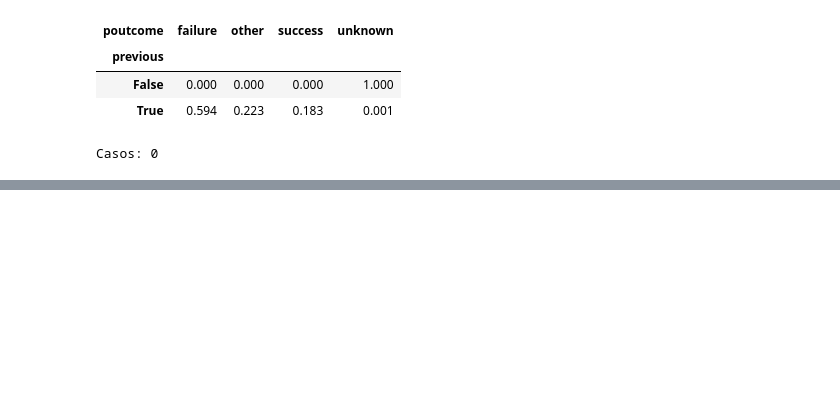
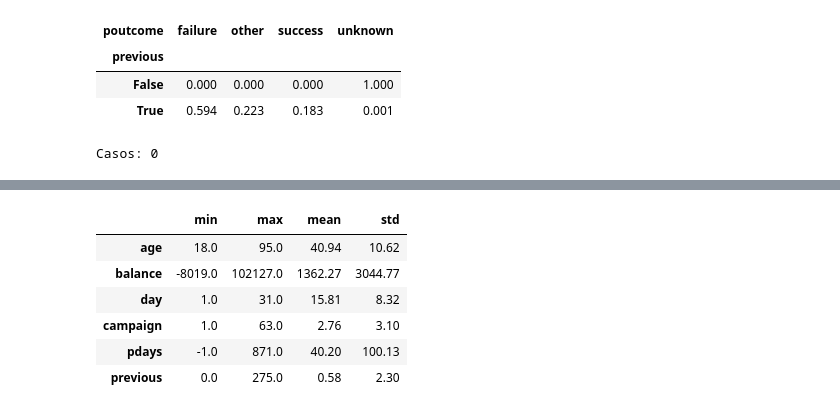
Before and after one commit to SebasOps/bank-marketing, a Jupyter notebook: notebooks/data-eda.ipynb, the cells around one changed output, grey strips where cells are left out. Saved outputs shown, nothing was run; the diff lists cells and outputs as text; code cells hidden in the pictures; blank space fills up the shorter version.

```diff
--- a/notebooks/data-eda.ipynb
+++ b/notebooks/data-eda.ipynb
@@ -315,0 +546,14 @@ Casos: 0
+# %%
+escala_variables = df[variables_numericas_modelo].agg(
+    ["min", "max", "mean", "std"]
+).T
+
+escala_variables.round(2)
+# %% [output]
+|  | min | max | mean | std |
+| age | 18.0 | 95.0 | 40.94 | 10.62 |
+| balance | -8019.0 | 102127.0 | 1362.27 | 3044.77 |
+| day | 1.0 | 31.0 | 15.81 | 8.32 |
+| campaign | 1.0 | 63.0 | 2.76 | 3.10 |
+| pdays | -1.0 | 871.0 | 40.20 | 100.13 |
+| previous | 0.0 | 275.0 | 0.58 | 2.30 |
```
Also changed, not shown: parts of 26 cells of this notebook.
